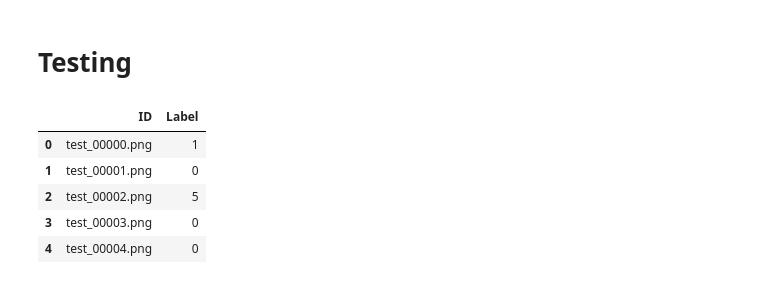
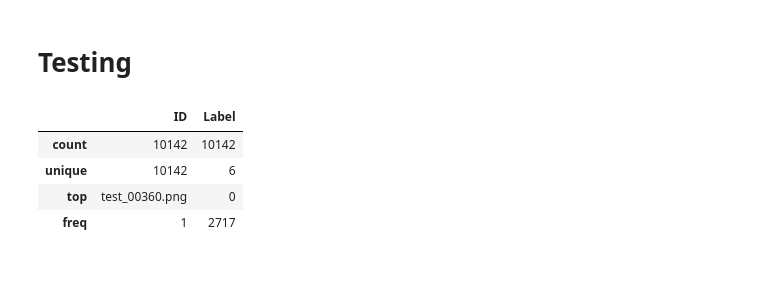
Before and after one commit to kevin879275/AOI_DETECT, a Jupyter notebook: AOI/CNN.ipynb, the cells around one changed output. Saved outputs shown, nothing was run; the diff lists cells and outputs as text; code cells hidden in the pictures.

```diff
--- a/AOI/CNN.ipynb
+++ b/AOI/CNN.ipynb
@@ -203,6 +216,8 @@ optimizer = optim.AdamW(model.parameters(), lr = lr)
 #                     weight_decay=1e-5,
 #                     momentum=0.9,
 #                     nesterov=True)
+# %%
+scheduler = torch.optim.lr_scheduler.ReduceLROnPlateau(optimizer, mode='max',factor=0.1, patience=patience, verbose=True, threshold=1e-4, min_lr=1e-8)
 # %%
 result_param = {'training_loss': [], 'training_accuracy': [],
                     'validation_loss': [], 'validation_accuracy': []}
@@ -248,14 +263,17 @@ for epoch in range(Epoch):
                 running_valid_correct += torch.sum(pred_class == label)
                 running_valid_loss += loss_val
 
+    valid_acc = running_valid_correct.item() /  valid_set_size
+
     result_param['training_loss'].append(
             running_training_loss.item() / train_set_size)
     result_param['training_accuracy'].append(running_training_correct.item() /
                                                  train_set_size)
     result_param['validation_loss'].append(
             running_valid_loss.item() / valid_set_size)
-    result_param['validation_accuracy'].append(running_valid_correct.item() /
-                                                   valid_set_size)
+    result_param['validation_accuracy'].append(valid_acc)
+
+    scheduler.step(valid_acc)
 
     print(
         "Epoch:{} Train Loss:{:.4f},  Train Accuracy:{:.4f},  Validation Loss:{:.4f},  Validation Accuracy:{:.4f}".format(
@@ -266,6 +284,10 @@ for epoch in range(Epoch):
     print("Training time is:{:.0f}m {:.0f}s".format(
         now_time // 60, now_time % 60))
 
+    if valid_acc > 99.5:
+        print('Validation Acc is above 99.5!!')
+        break
+
     # torch.save(model.state_dict(), str(
     #     './checkpoints/' + METHOD + '/' + "EPOCH_" + str(epoch) + ".pkl"))
     # out_file = open(str(
@@ -300,13 +322,19 @@ Training time is:0m 11s
 # %% [markdown]
 # Testing
+# %%
+test_img = []
+# img list
+for file in os.listdir(test_img_path):
+    test_img.append(test_img_path + '/' + file)
 # %%
 
 transform = transforms.Compose([
-    transforms.Resize((128, 128)),
+    transforms.Resize((img_size, img_size)),
     transforms.ToTensor(),
+    transforms.Normalize((0.5,), (0.5,)),
 ])
 
-test_data = AOIDataset(img_path = test_img_path,
+test_data = AOIDataset(img_list = test_img, label_list = [],
                     transform = transform)
 # %%
 import pandas as pd
@@ -326,12 +354,11 @@ with torch.no_grad():
         submission.loc[i, 'Label'] = str(int(pred_class))
         test_bar.set_description(desc='[%d/%d]' % (i, len(test_data) ) )
 # %%
-submission.head()
+submission.describe()
 # %% [output]
 |  | ID | Label |
-| 0 | test_00000.png | 1 |
-| 1 | test_00001.png | 0 |
-| 2 | test_00002.png | 5 |
-| 3 | test_00003.png | 0 |
-| 4 | test_00004.png | 0 |
+| count | 10142 | 10142 |
+| unique | 10142 | 6 |
+| top | test_00360.png | 0 |
+| freq | 1 | 2717 |
 # %%
```
Also changed, not shown: parts of 11 cells of this notebook.
